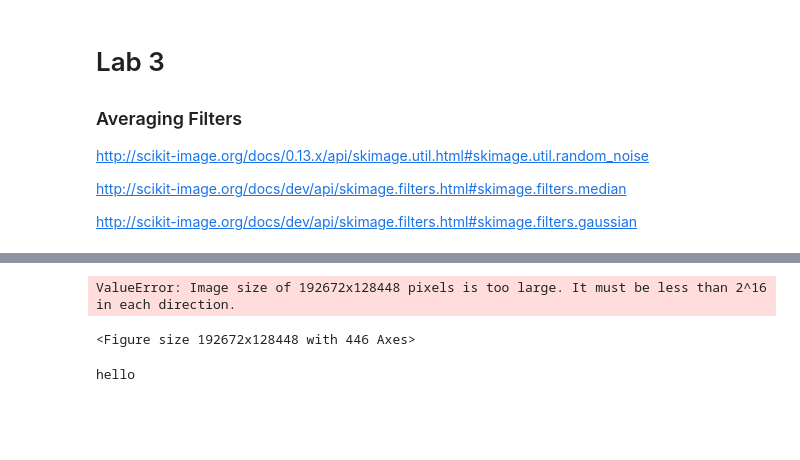
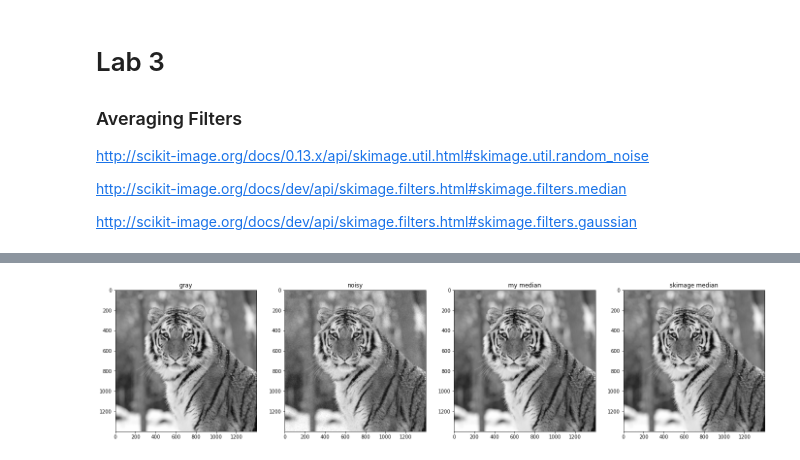
Before and after one commit to aashrafh/CMP362, a Jupyter notebook: Lab-03-Smoothing-STD/Lab_Smoothing_STD.ipynb, the cells around one changed output, grey strips where cells are left out. Cells and saved outputs as stored; diff of their text form; code cells hidden in the pictures; blank space fills up the shorter version.

```diff
--- a/Lab-03-Smoothing-STD/Lab_Smoothing_STD.ipynb
+++ b/Lab-03-Smoothing-STD/Lab_Smoothing_STD.ipynb
@@ -17,13 +19,0 @@ import math
-# %%
-'''
-(1) Averaging Filter
-
-'''
-img = io.imread('coffee.jpeg')
-gray = rgb2gray(img)
-show_images(img)
-print('hello')
-# %% [output]
-ValueError: Image size of 192672x128448 pixels is too large. It must be less than 2^16 in each direction.
-<Figure size 192672x128448 with 446 Axes>
-hello
@@ -33,0 +20,30 @@ hello
+# %%
+dx = [-1,-1,-1,0,0,0,1,1,1]
+dy = [-1,0,1,-1,0,1,-1,0,1]
+def median (photo):
+    temp = np.copy(photo)
+    for i in range (len(photo)):
+        for j in range (len(photo[i])):
+            if i == 0 or j == 0 or i >= (len(photo) - 2) or j >= (len(photo[i]) - 2) :
+                temp[i][j] = photo[i][j]
+            else :
+                neighbours = np.zeros(9)
+                for k in range(9):
+                    neighbours[k] = photo[i+dx[k]][j+dy[k]]
+                temp[i][j] = np.median(neighbours)
+
+    return temp
+# %%
+img = io.imread('tiger.jpg')
+gray = rgb2gray(img)
+noisy = random_noise(gray,mode='s&p',amount=0.05)
+# %%
+'''
+(1) Median Filter
+
+'''
+my_median = median (noisy)
+skimage_median = median(noisy)
+show_images([gray,noisy,my_median,skimage_median],['gray','noisy','my median','skimage median'])
+# %% [output]
+[figure, added]
```
Also changed, not shown: parts of 3 cells of this notebook, 1 other file.
